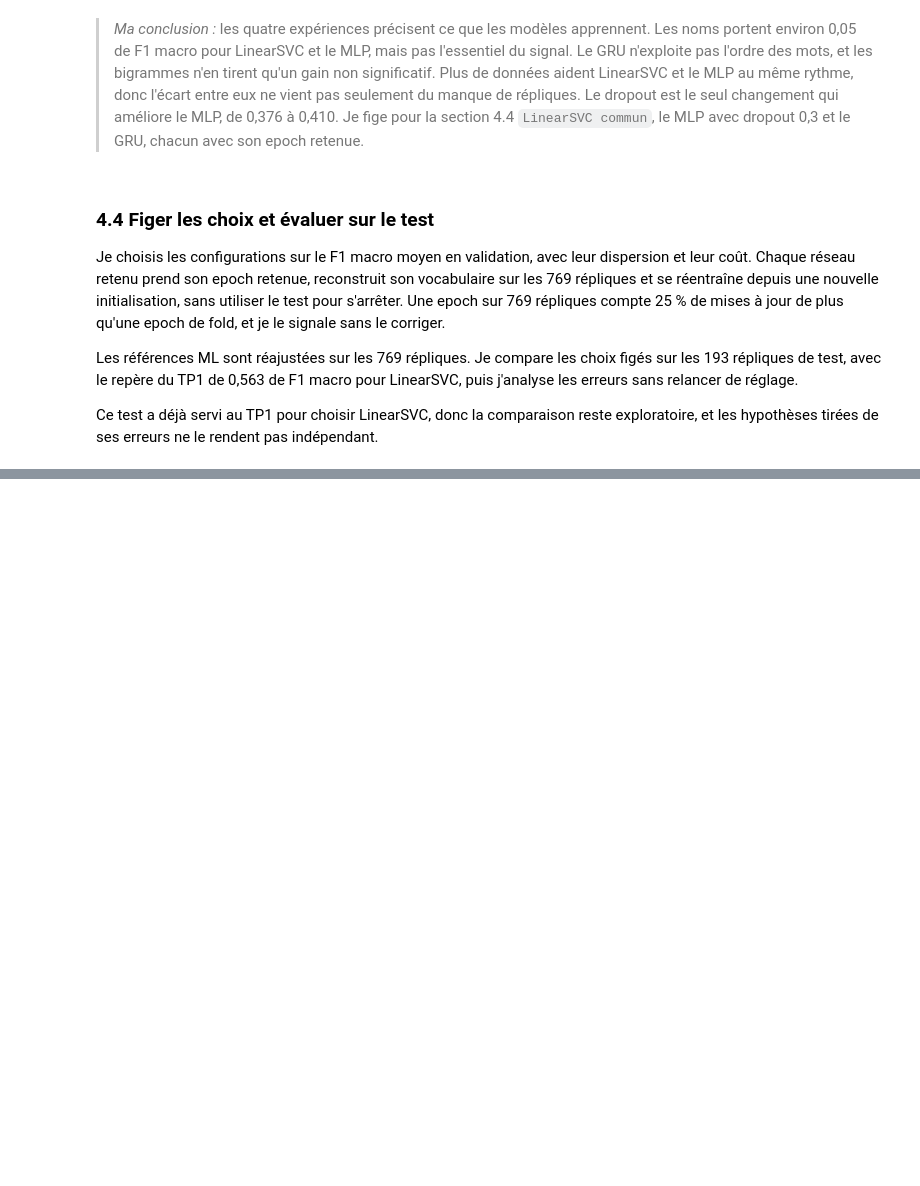
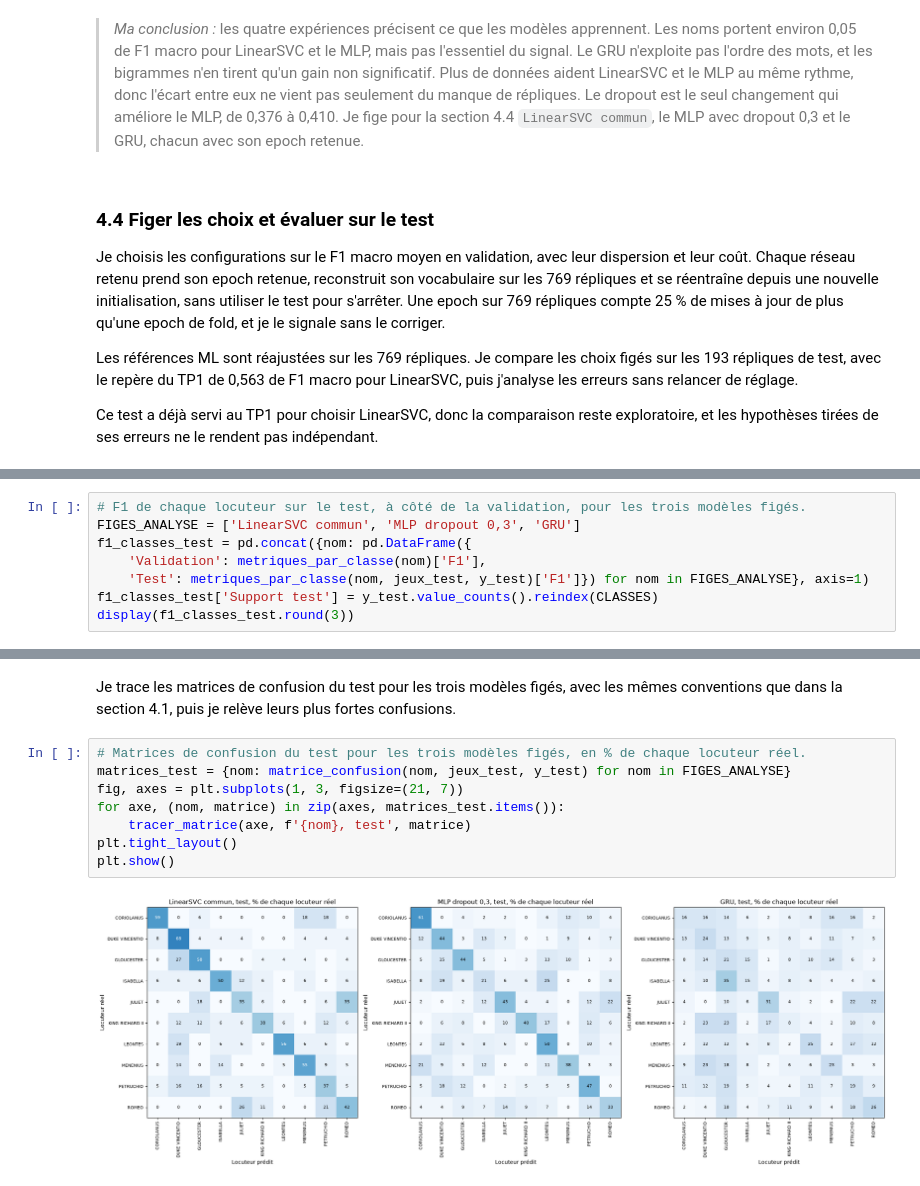
Before and after one commit to mcrayssac/ING3_IAA_GB_NLP, a Jupyter notebook: TP2_NLP_deep_learning.ipynb, the cells around one changed output, grey strips where cells are left out. Cells and saved outputs as stored; diff of their text form; blank space fills up the shorter version.

Commit message:
TP2 section 4.4

```diff
--- a/TP2_NLP_deep_learning.ipynb
+++ b/TP2_NLP_deep_learning.ipynb
@@ -3125,0 +3293,8 @@ Ce test a déjà servi au TP1 pour choisir LinearSVC, donc la comparaison reste
+# %%
+# F1 de chaque locuteur sur le test, à côté de la validation, pour les trois modèles figés.
+FIGES_ANALYSE = ['LinearSVC commun', 'MLP dropout 0,3', 'GRU']
+f1_classes_test = pd.concat({nom: pd.DataFrame({
+    'Validation': metriques_par_classe(nom)['F1'],
+    'Test': metriques_par_classe(nom, jeux_test, y_test)['F1']}) for nom in FIGES_ANALYSE}, axis=1)
+f1_classes_test['Support test'] = y_test.value_counts().reindex(CLASSES)
+display(f1_classes_test.round(3))
@@ -3125,0 +3320,12 @@ Ce test a déjà servi au TP1 pour choisir LinearSVC, donc la comparaison reste
+# %% [markdown]
+Je trace les matrices de confusion du test pour les trois modèles figés, avec les mêmes conventions que dans la section 4.1, puis je relève leurs plus fortes confusions.
+# %%
+# Matrices de confusion du test pour les trois modèles figés, en % de chaque locuteur réel.
+matrices_test = {nom: matrice_confusion(nom, jeux_test, y_test) for nom in FIGES_ANALYSE}
+fig, axes = plt.subplots(1, 3, figsize=(21, 7))
+for axe, (nom, matrice) in zip(axes, matrices_test.items()):
+    tracer_matrice(axe, f'{nom}, test', matrice)
+plt.tight_layout()
+plt.show()
+# %% [output]
+[figure, added]
```
Also changed, not shown: parts of 33 cells of this notebook.
